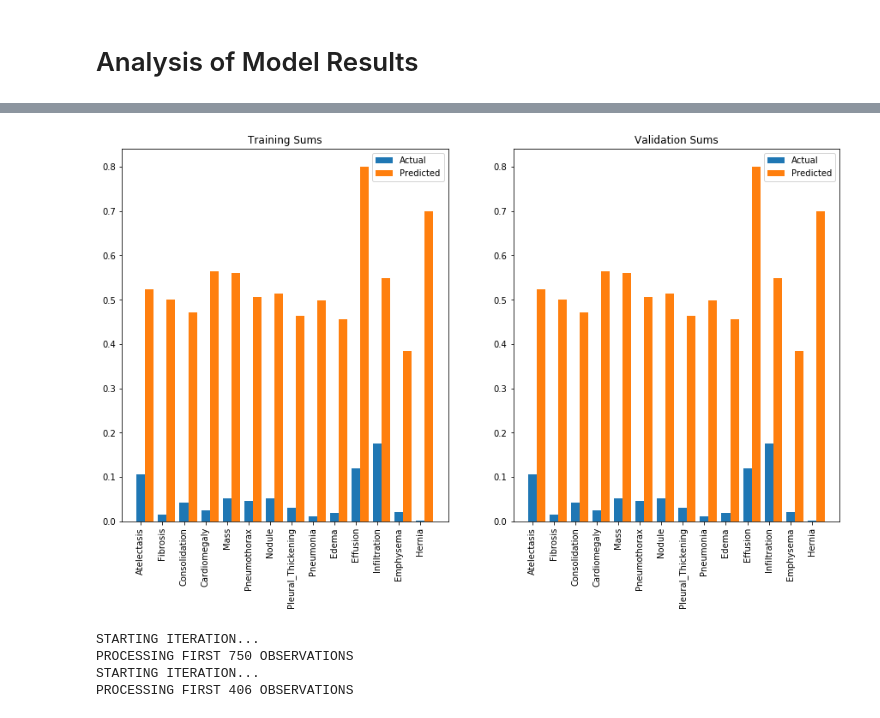
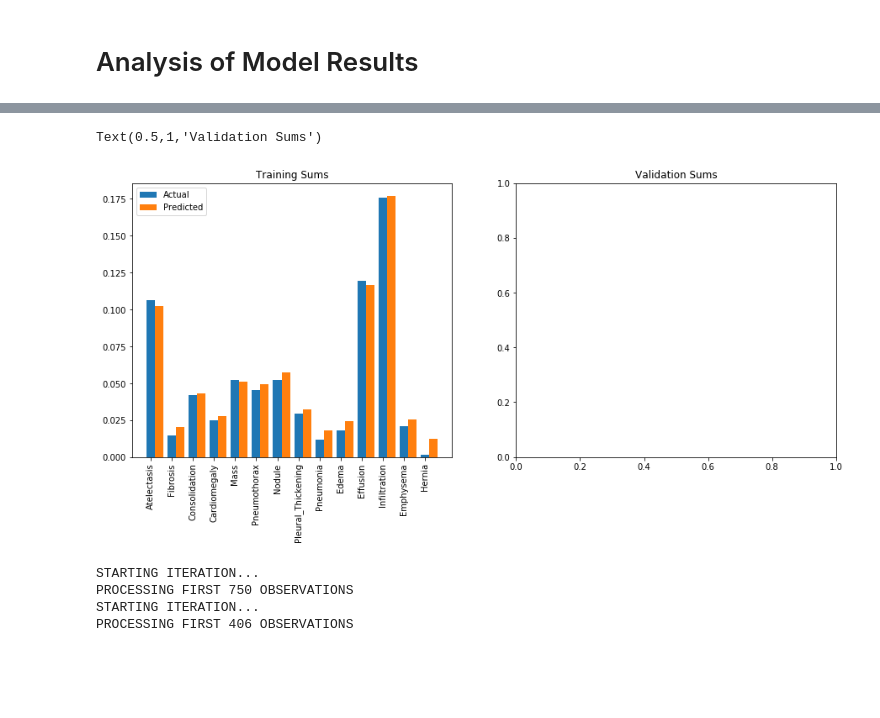
Before and after one commit to pmanion0/xrayproj, a Jupyter notebook: Train Neural Network.ipynb, the cells around one changed output, grey strips where cells are left out. Saved outputs shown, nothing was run; the diff lists cells and outputs as text; code cells hidden in the pictures; blank space fills up the shorter version.

```diff
--- a/Train Neural Network.ipynb
+++ b/Train Neural Network.ipynb
@@ -810,14 +788,15 @@ m.add(p.data, a.data)
 # %%
-plt.figure(figsize=(15,8))
+plt.figure(figsize=(15,6))
 plt.subplot(1,2,1)
 plt.title("Training Sums")
-plot_compare_sums(eval_val)
+plot_compare_sums(epoch1_eval_val)
 
 plt.subplot(1,2,2)
 plt.title("Validation Sums")
-plot_compare_sums(eval_val)
+#plot_compare_sums(epoch1_eval_train)
 # %% [output]
+Text(0.5,1,'Validation Sums')
-[figure, old version]
+[figure, new version]
 # %%
 out_model_30.train(mode=False)
 
```
Also changed, not shown: parts of 12 cells of this notebook.
